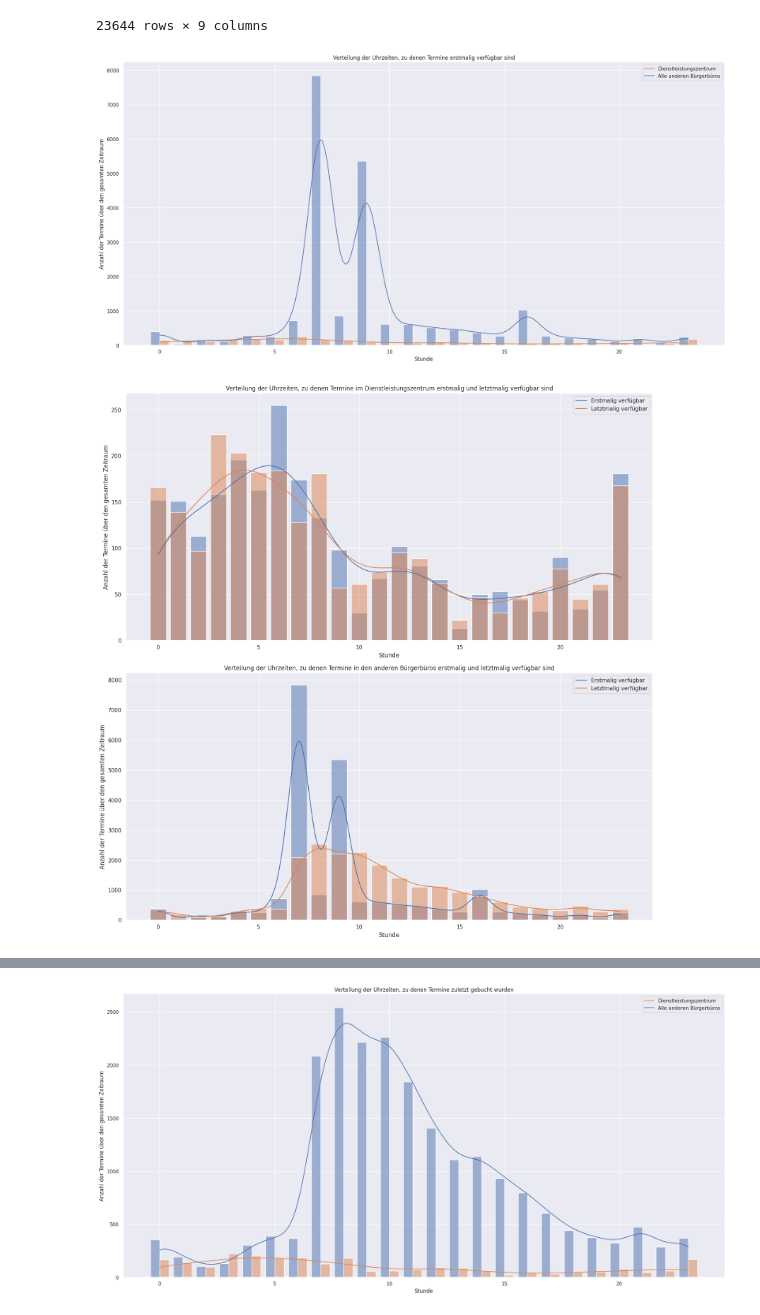
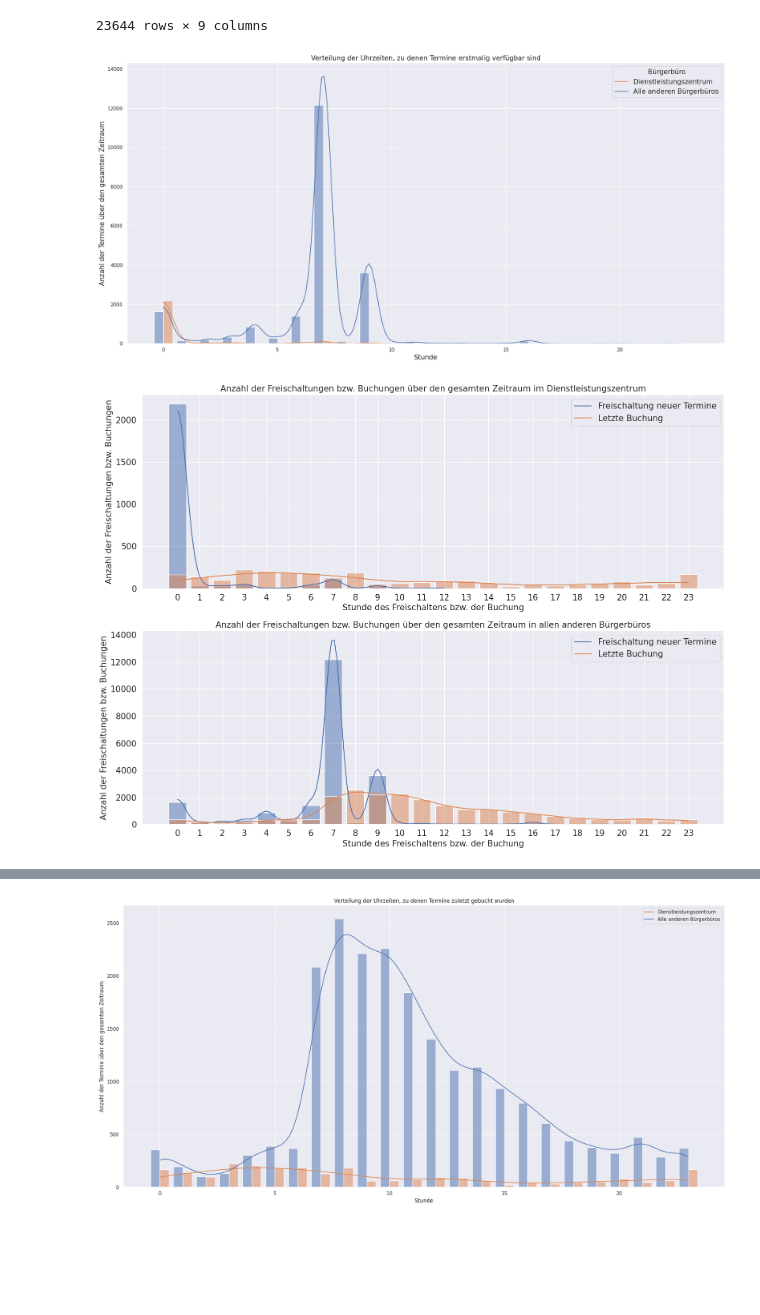
Before and after one commit to davidkempkens/appointment-scraper, a Jupyter notebook: data_analysis.ipynb, the cells around one changed output, grey strips where cells are left out. Drawn from its saved outputs; the diff is of its cells as text; code cells hidden in the pictures; blank space fills up the shorter version.

```diff
--- a/data_analysis.ipynb
+++ b/data_analysis.ipynb
@@ -331,17 +375,21 @@ for index, variant in enumerate(["count", "smooth"]):
 
     axs[index].xaxis.set_major_locator(mdates.DayLocator())
     axs[index].xaxis.set_major_formatter(mdates.DateFormatter("%a %d.%m"))
-    plt.setp(axs[index].xaxis.get_majorticklabels(), rotation=45)
+    plt.setp(axs[index].xaxis.get_majorticklabels(), rotation=45, fontsize=FONT_SIZE)
+    plt.setp(axs[index].yaxis.get_majorticklabels(), fontsize=FONT_SIZE)
 
     axs[index].xaxis.set_minor_locator(mdates.HourLocator(byhour=[7, 9]))
     axs[index].xaxis.grid(True, which="minor", linestyle="--")
 
     axs[index].set_title(
         f"Anzahl der offenen Termine für Personalausweis - Antrag in Duesseldorf, Dresden und Kiel"
-        + (" (geglättet)" if variant == "smooth" else "")
+        + (" (geglättet)" if variant == "smooth" else ""),
+        fontsize=FONT_SIZE,
     )
-    # axs[index].set_xlabel("Datum")
-    axs[index].set_ylabel("Anzahl der offenen Termine")
+    axs[index].set_xlabel("Datum", fontsize=FONT_SIZE)
+    axs[index].set_ylabel("Anzahl der offenen Termine", fontsize=FONT_SIZE)
+
+    axs[index].legend(title="Stadt", fontsize=FONT_SIZE).set_title("Stadt", prop={"size": FONT_SIZE})
 
 plt.tight_layout()
 
@@ -739,7 +791,7 @@ d_sorted
 | 230677 | 5311 | 5312 | Benrath | Duesseldorf | 2024-11-08 09:40:00 | Personalausweis - Antrag | 5312 | 2024-11-08 09:27:00 | 2024-11-08 09:37:00 | ... |
 250920 rows × 20 columns
 # %%
-duesseldorf_only_first_available = duesseldorf.groupby("s_id").first("available")
+duesseldorf_only_first_available = duesseldorf.groupby("s_id").min("available")
 
 duesseldorf_only_first_available
 # %% [output]
@@ -793,27 +845,27 @@ sns.histplot(
 # ax.xaxis.set_major_locator(plt.MultipleLocator(1))
 # ax.xaxis.set_minor_locator(plt.MultipleLocator(1))
 
-ax.set_title("Verteilung der Uhrzeiten, zu denen Termine erstmalig verfügbar sind")
-ax.set_xlabel("Stunde")
-ax.set_ylabel("Anzahl der Termine über den gesamten Zeitraum")
+ax.set_title("Verteilung der Uhrzeiten, zu denen Termine erstmalig verfügbar sind", fontsize=FONT_SIZE)
+ax.set_xlabel("Stunde", fontsize=FONT_SIZE)
+ax.set_ylabel("Anzahl der Termine über den gesamten Zeitraum", fontsize=FONT_SIZE)
 
 ax.legend(
     labels=["Dienstleistungszentrum", "Alle anderen Bürgerbüros"],
-
-)
+    fontsize=FONT_SIZE,
+).set_title("Bürgerbüro", prop={"size": FONT_SIZE})
 
 
 plt.tight_layout()
 
-plt.savefig(
-    f"bachelorarbeit/bilder/verteilung_erstmalige_verfuegbarkeit.png",
-)
+# plt.savefig(
+#     f"bachelorarbeit/bilder/verteilung_erstmalige_verfuegbarkeit.png",
+# )
 
 plt.show()
 # %% [output]
-[figure, old version]
+[figure, new version]
 # %%
-fig, ax = plt.subplots(figsize=(16, 16), nrows=2, ncols=1)
+fig, ax = plt.subplots(figsize=(16, 12), nrows=2, ncols=1)
 
 sns.histplot(
     data=duesseldorf_only_first_available[
@@ -850,46 +902,47 @@ sns.histplot(
     # hue="is_dz",
     multiple="dodge",
     ax=ax[1],
     discrete=True,
     kde=True,
     shrink=0.8,
 )
 
 sns.histplot(
     data=duesseldorf_only_last_taken[
         duesseldorf_only_last_taken["is_dz"] == False
     ],
     x="taken_hour",
-    # hue="is_dz",
     multiple="dodge",
     ax=ax[1],
     discrete=True,
     kde=True,
     shrink=0.8,
 )
 
-ax[0].set_title("Verteilung der Uhrzeiten, zu denen Termine im Dienstleistungszentrum erstmalig und letztmalig verfügbar sind")
-ax[0].set_xlabel("Stunde")
-ax[0].set_ylabel("Anzahl der Termine über den gesamten Zeitraum")
+for a in ax:
+    title = "Anzahl der Freischaltungen bzw. Buchungen über den gesamten Zeitraum"
+    if a == ax[0]:
+        title += " im Dienstleistungszentrum"
+    else:
+        title += " in allen anderen Bürgerbüros"
 
-ax[0].legend(
-    labels=["Erstmalig verfügbar", "Letztmalig verfügbar"],
-)
-
-ax[1].set_title("Verteilung der Uhrzeiten, zu denen Termine in den anderen Bürgerbüros erstmalig und letztmalig verfügbar sind")
-ax[1].set_xlabel("Stunde")
-ax[1].set_ylabel("Anzahl der Termine über den gesamten Zeitraum")
-
-ax[1].legend(
-    labels=["Erstmalig verfügbar", "Letztmalig verfügbar"],
-)
+    a.set_title(title, fontsize=FONT_SIZE)
+    a.set_xticks(range(0, 24))
+    a.set_xticklabels(range(0, 24), fontsize=FONT_SIZE)
+    a.set_yticklabels(a.get_yticks().astype(int), fontsize=FONT_SIZE)
+    a.set_xlabel("Stunde des Freischaltens bzw. der Buchung", fontsize=FONT_SIZE)
+    a.set_ylabel("Anzahl der Freischaltungen bzw. Buchungen", fontsize=FONT_SIZE)
+    a.legend(
+        labels=["Freischaltung neuer Termine", "Letzte Buchung"],
+        fontsize=FONT_SIZE,
+    ).set_title(title=None, prop={"size": FONT_SIZE})
 
 plt.tight_layout()
 
 plt.savefig(
     f"bachelorarbeit/bilder/verteilung_erstmalige_letztmalige_verfuegbarkeit.png",
 )
 
 plt.show()
 # %% [output]
-[figure, old version]
+[figure, new version]
```
Also changed, not shown: parts of 8 cells of this notebook, 1 other file.
